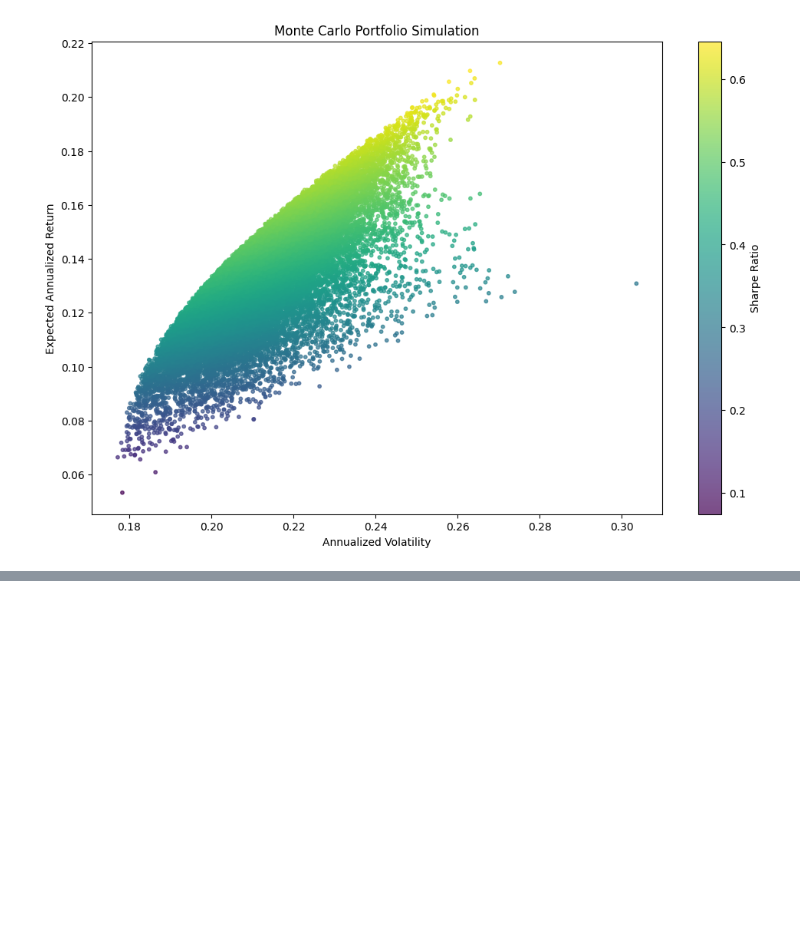
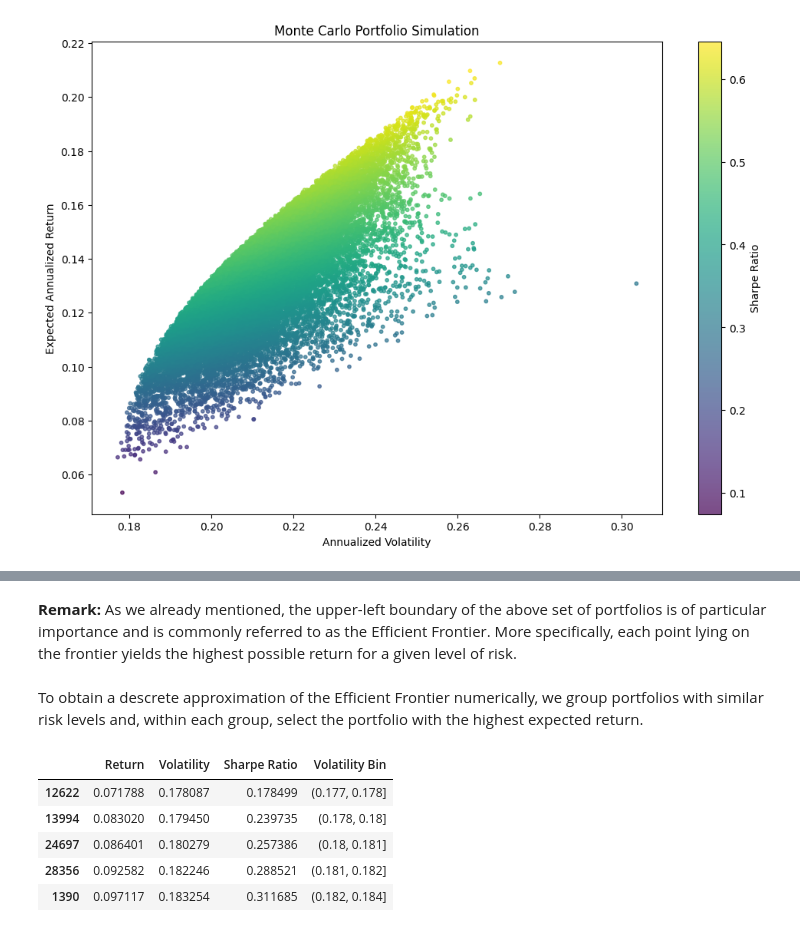
Before and after one commit to keramidasvasilis/data-analysis-projects, a Jupyter notebook: portfolio-optimization-risk-analysis/notebooks/portfolio_optimization_analysis.ipynb, the cells around one changed output, grey strips where cells are left out. Drawn from its saved outputs; the diff is of its cells as text; code cells hidden in the pictures; blank space fills up the shorter version.

```diff
--- a/portfolio-optimization-risk-analysis/notebooks/portfolio_optimization_analysis.ipynb
+++ b/portfolio-optimization-risk-analysis/notebooks/portfolio_optimization_analysis.ipynb
@@ -604,0 +694,22 @@ plt.show()
+# %% [markdown]
+**Remark:** As we already mentioned, the upper-left boundary of the above set of portfolios is of particular importance and is commonly referred to as the Efficient Frontier. More specifically, each point lying on the frontier yields the highest possible return for a given level of risk.
+# %% [markdown]
+To obtain a descrete approximation of the Efficient Frontier numerically, we group portfolios with similar risk levels and, within each group, select the portfolio with the highest expected return.
+# %%
+simulation_results['Volatility Bin'] = pd.cut(simulation_results['Volatility'], bins=100)
+
+efficient_portfolios = (
+    simulation_results
+    .sort_values('Return', ascending=False)
+    .groupby('Volatility Bin')
+    .head(1)
+    .sort_values('Volatility'))
+
+efficient_portfolios.head()
+# %% [output]
+|  | Return | Volatility | Sharpe Ratio | Volatility Bin |
+| 12622 | 0.071788 | 0.178087 | 0.178499 | (0.177, 0.178] |
+| 13994 | 0.083020 | 0.179450 | 0.239735 | (0.178, 0.18] |
+| 24697 | 0.086401 | 0.180279 | 0.257386 | (0.18, 0.181] |
+| 28356 | 0.092582 | 0.182246 | 0.288521 | (0.181, 0.182] |
+| 1390 | 0.097117 | 0.183254 | 0.311685 | (0.182, 0.184] |
```
Also changed, not shown: parts of 9 cells of this notebook.
